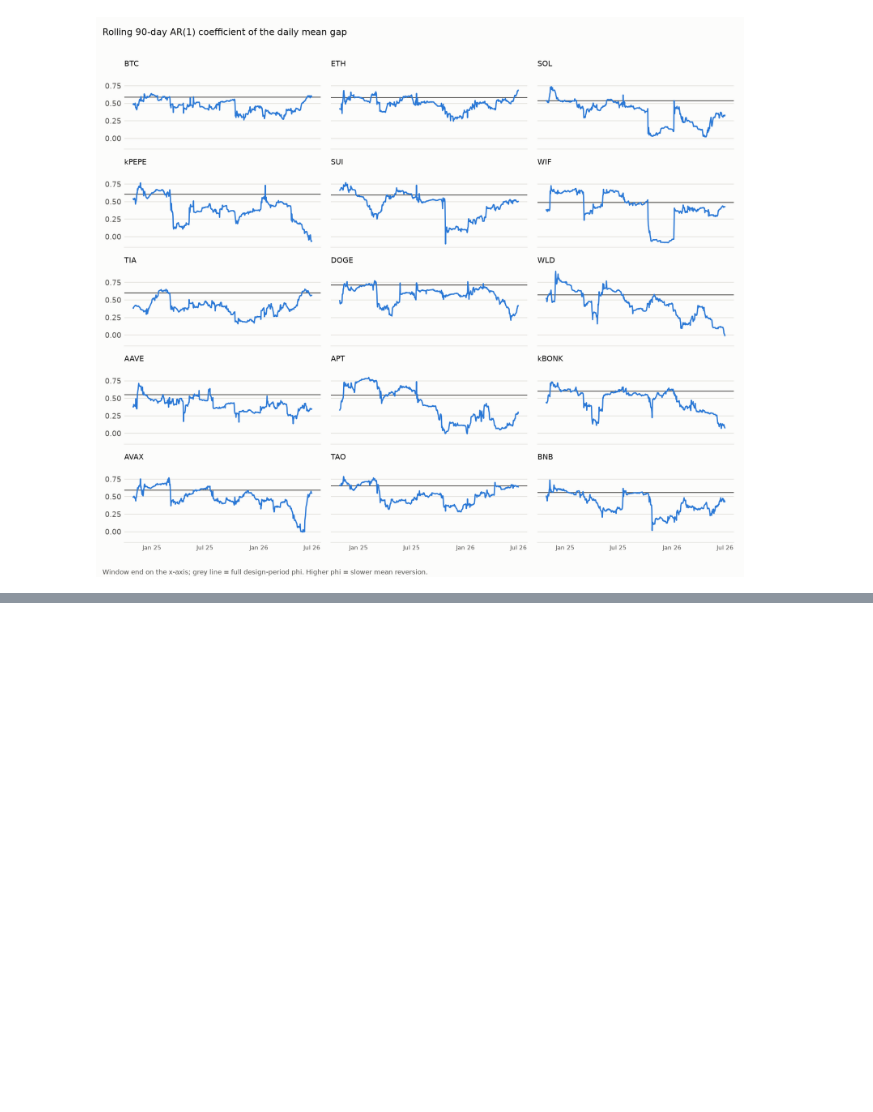
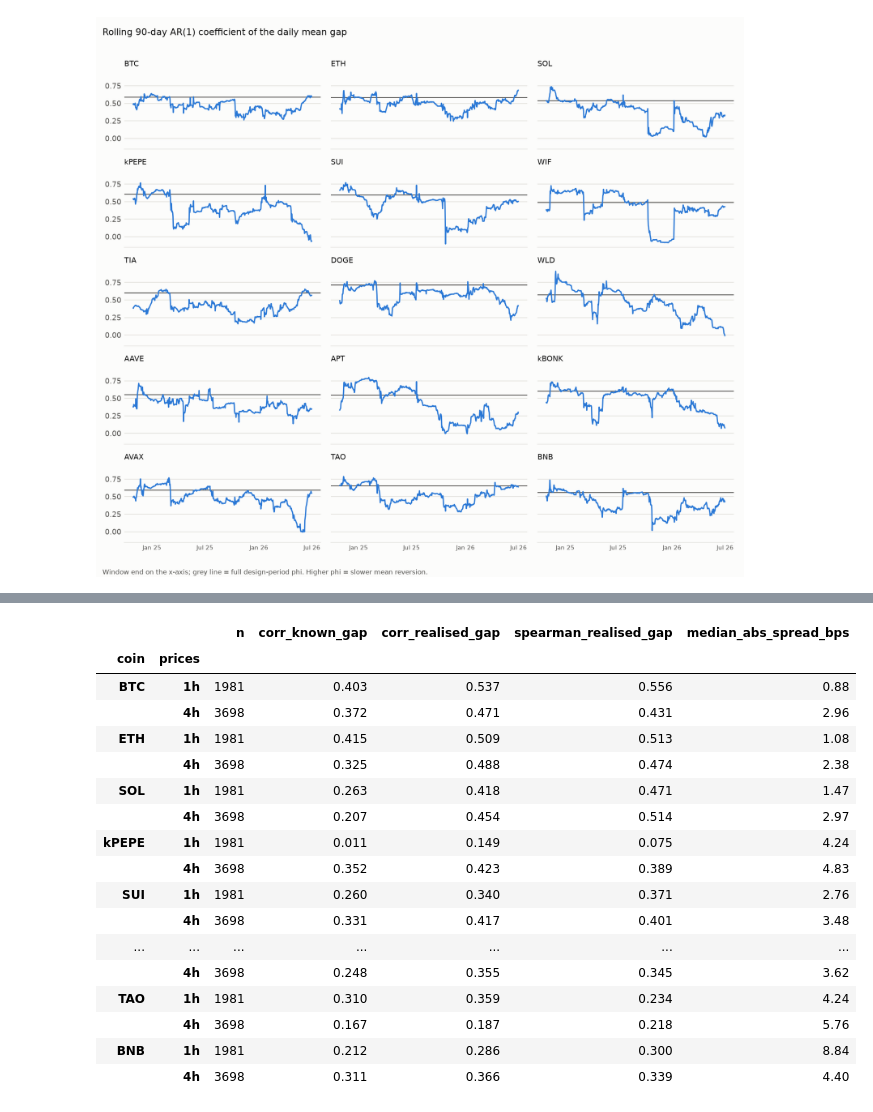
Before and after one commit to arthurfritscheck/funding-dislocations, a Jupyter notebook: notebooks/01_eda.ipynb, the cells around one changed output, grey strips where cells are left out. Saved outputs shown, nothing was run; the diff lists cells and outputs as text; code cells hidden in the pictures; blank space fills up the shorter version.

Commit message:
Add break-even table, regime and cross-coin analysis

```diff
--- a/notebooks/01_eda.ipynb
+++ b/notebooks/01_eda.ipynb
@@ -240,0 +283,7 @@ display(Image(filename=str(gap_stats.FIGURES / "persistence_survival.png")))
+# %%
+rr = regimes.run()            # computes and saves report/tables/regimes_*.csv
+print("large caps:", rr["large_caps"])
+fmt = {"coef": "{:.3f}", "se_dk": "{:.3f}", "t": "{:.2f}", "p": "{:.3f}", "effect_of_1sd": "{:.2f}"}
+for name, tab in rr["regression"].items():
+    print(name, tab.attrs)
+    display(tab.style.format(fmt))
@@ -240,0 +341,22 @@ display(Image(filename=str(gap_stats.FIGURES / "persistence_survival.png")))
+# %%
+rr["gap_spread_correlation"].style.format({"n": "{:.0f}", "corr_known_gap": "{:.3f}",
+    "corr_realised_gap": "{:.3f}", "spearman_realised_gap": "{:.3f}", "median_abs_spread_bps": "{:.2f}"})
+# %% [output]
+|  |  | n | corr_known_gap | corr_realised_gap | spearman_realised_gap | median_abs_spread_bps |
+| coin | prices |  |  |  |  |  |
+| BTC | 1h | 1981 | 0.403 | 0.537 | 0.556 | 0.88 |
+|  | 4h | 3698 | 0.372 | 0.471 | 0.431 | 2.96 |
+| ETH | 1h | 1981 | 0.415 | 0.509 | 0.513 | 1.08 |
+|  | 4h | 3698 | 0.325 | 0.488 | 0.474 | 2.38 |
+| SOL | 1h | 1981 | 0.263 | 0.418 | 0.471 | 1.47 |
+|  | 4h | 3698 | 0.207 | 0.454 | 0.514 | 2.97 |
+| kPEPE | 1h | 1981 | 0.011 | 0.149 | 0.075 | 4.24 |
+|  | 4h | 3698 | 0.352 | 0.423 | 0.389 | 4.83 |
+| SUI | 1h | 1981 | 0.260 | 0.340 | 0.371 | 2.76 |
+|  | 4h | 3698 | 0.331 | 0.417 | 0.401 | 3.48 |
+| ... | ... | ... | ... | ... | ... | ... |
+|  | 4h | 3698 | 0.248 | 0.355 | 0.345 | 3.62 |
+| TAO | 1h | 1981 | 0.310 | 0.359 | 0.234 | 4.24 |
+|  | 4h | 3698 | 0.167 | 0.187 | 0.218 | 5.76 |
+| BNB | 1h | 1981 | 0.212 | 0.286 | 0.300 | 8.84 |
+|  | 4h | 3698 | 0.311 | 0.366 | 0.339 | 4.40 |
```
Also changed, not shown: parts of 18 cells of this notebook, 17 other files.
